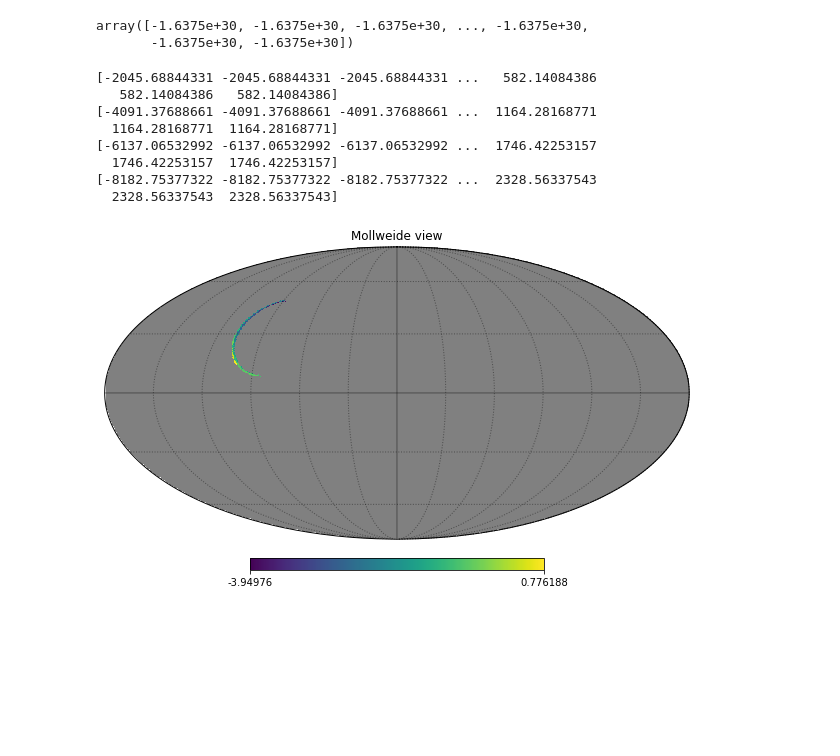
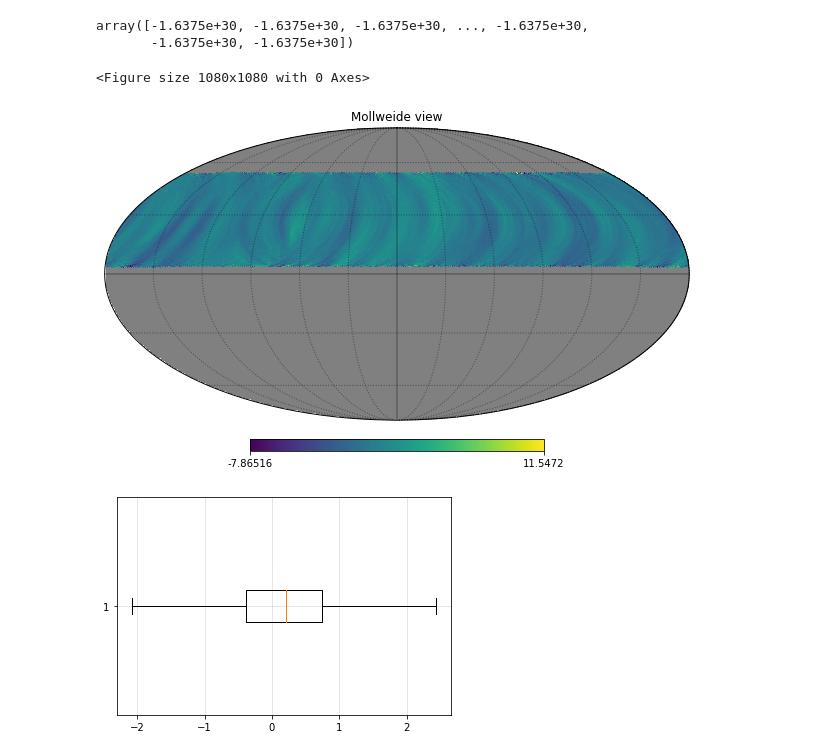
Before and after one commit to cmbgroundbased/cal, a Jupyter notebook: cookbook/Atmospheric_simulation_TOD.ipynb, the cells around one changed output. Cells and saved outputs as stored; diff of their text form; code cells hidden in the pictures; blank space fills up the shorter version.

```diff
--- a/cookbook/Atmospheric_simulation_TOD.ipynb
+++ b/cookbook/Atmospheric_simulation_TOD.ipynb
@@ -170,7 +154,7 @@ class args:
     ces_name = "Test1"
     scan="spin"
     subscan="spin_1day"
-    ces_stop_time = 400
+    ces_stop_time = 60*60*24
     ces_start_time = 0
     sample_rate = 20
     site_name= "Tenerife"
@@ -178,8 +162,8 @@ class args:
     site_lat = "28:20:00"
     site_alt = 2390.0
     coord = "C"
-    ces_azmin = 10
-    ces_azmax = 179
+    ces_azmin = 0
+    ces_azmax = 0
     ces_el = 70
     scanrate = 1.0
     scan_accel = 3.0
@@ -376,7 +357,7 @@ for obs in data.obs:
     tod = obs['tod']
     for det in tod.local_dets:
         pixels = tod.cache.reference("pixels_{}".format(det))
-        hitmap[pixels] = 1
+        hitmap[pixels] += 1
 hitmap[hitmap == 0] = hp.UNSEEN
 hp.mollview(hitmap, nest=True, title="all hit pixels", cbar=True)
 hp.graticule(alpha=0.4)
@@ -556,20 +547,17 @@ for obs in data.obs:
         pixels = tod.cache.reference("pixels_{}".format(det))
         signal = tod.cache.reference("atm_{}".format(det))
         mappa[pixels] +=signal
-        print(mappa[pixels])
-mappa = (mappa / (3*hitmap))/1e3
+mappa = (mappa / (hitmap))/1e3
 mappa[mappa == 0 ] = hp.UNSEEN
-# %% [output]
-[-2045.68844331 -2045.68844331 -2045.68844331 ...   582.14084386
-   582.14084386   582.14084386]
-[-4091.37688661 -4091.37688661 -4091.37688661 ...  1164.28168771
-  1164.28168771  1164.28168771]
-[-6137.06532992 -6137.06532992 -6137.06532992 ...  1746.42253157
-  1746.42253157  1746.42253157]
-[-8182.75377322 -8182.75377322 -8182.75377322 ...  2328.56337543
-  2328.56337543  2328.56337543]
 # %%
+plt.figure(figsize=(15,15))
 hp.mollview(mappa, nest=True)
 hp.graticule(alpha=0.4)
 # %% [output]
+<Figure size 1080x1080 with 0 Axes>
-[figure, old version]
+[figure, new version]
+# %%
+plt.boxplot(mappa[mappa > hp.UNSEEN], vert=False, showfliers=False)
+plt.grid(alpha=0.4)
+# %% [output]
+[figure, added]
```
Also changed, not shown: parts of 19 cells of this notebook, 3 other files.
